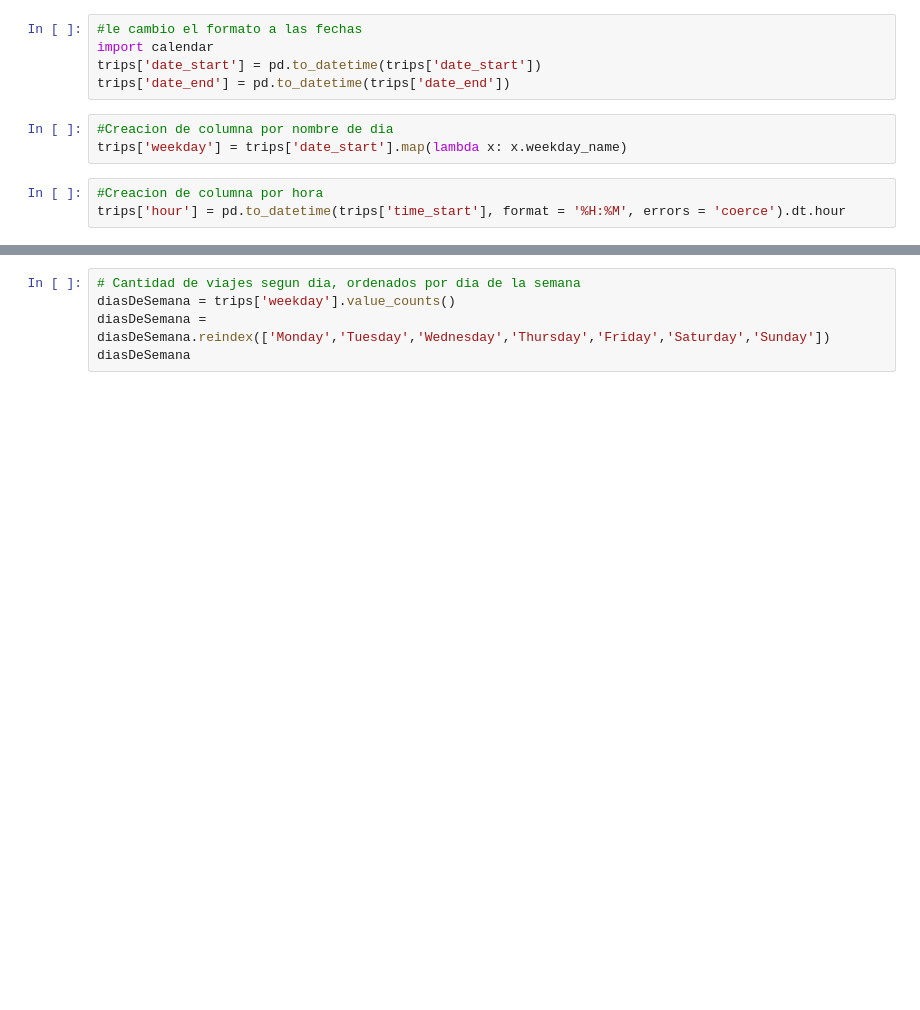
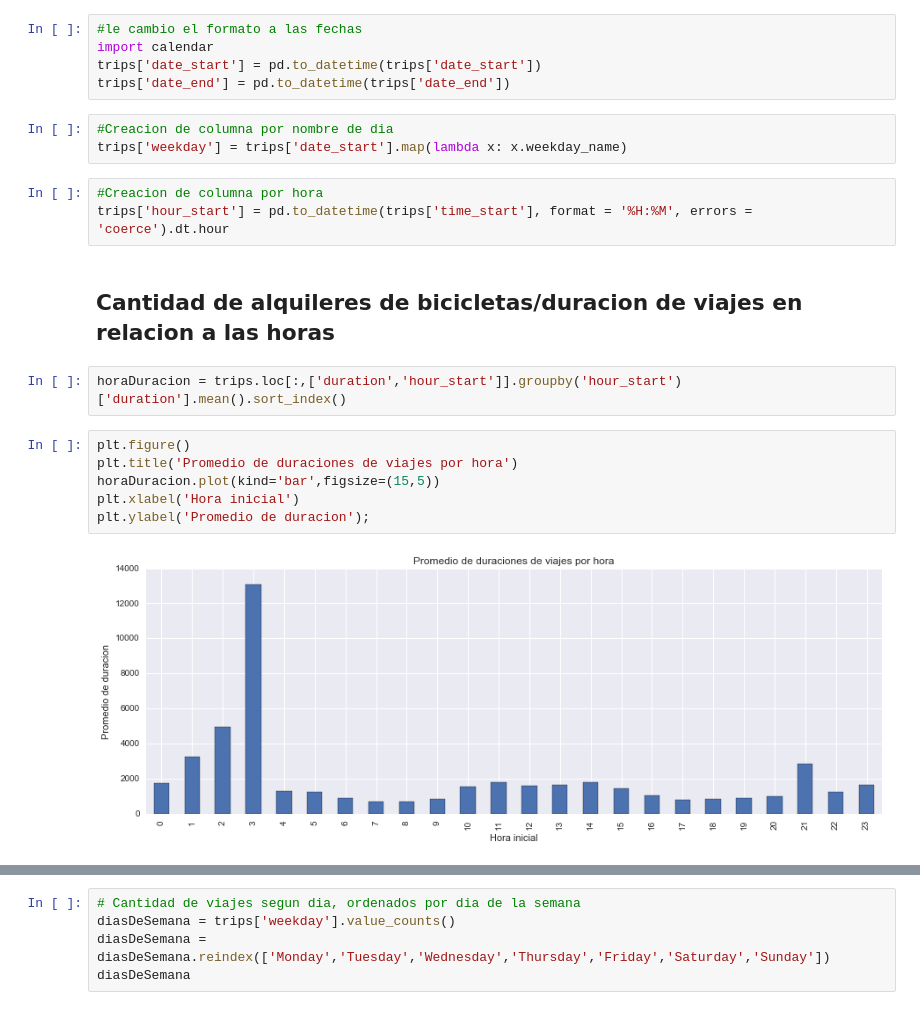
Before and after one commit to AlexVilla92/TP-Datos-2017, a Jupyter notebook: TP1 Exploracion De Datos Notebook Final.ipynb, the cells around one changed output, grey strips where cells are left out. Cells and saved outputs as stored; diff of their text form; blank space fills up the shorter version.

```diff
--- a/TP1 Exploracion De Datos Notebook Final.ipynb
+++ b/TP1 Exploracion De Datos Notebook Final.ipynb
@@ -41,5 +41,17 @@ trips['date_end'] = pd.to_datetime(trips['date_end'])
 trips['weekday'] = trips['date_start'].map(lambda x: x.weekday_name)
 # %%
 #Creacion de columna por hora
-trips['hour'] = pd.to_datetime(trips['time_start'], format = '%H:%M', errors = 'coerce').dt.hour
+trips['hour_start'] = pd.to_datetime(trips['time_start'], format = '%H:%M', errors = 'coerce').dt.hour
+# %% [markdown]
+## Cantidad de alquileres de bicicletas/duracion de viajes en relacion a las horas
+# %%
+horaDuracion = trips.loc[:,['duration','hour_start']].groupby('hour_start')['duration'].mean().sort_index()
+# %%
+plt.figure()
+plt.title('Promedio de duraciones de viajes por hora')
+horaDuracion.plot(kind='bar',figsize=(15,5))
+plt.xlabel('Hora inicial')
+plt.ylabel('Promedio de duracion');
+# %% [output]
+[figure, added]
 # %%
```
Also changed, not shown: parts of 41 cells of this notebook.
